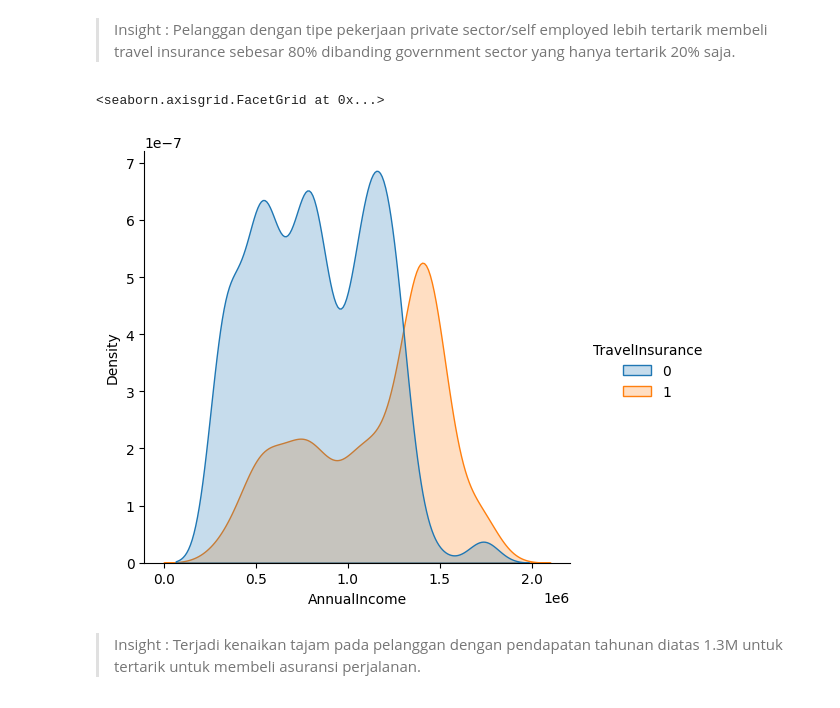
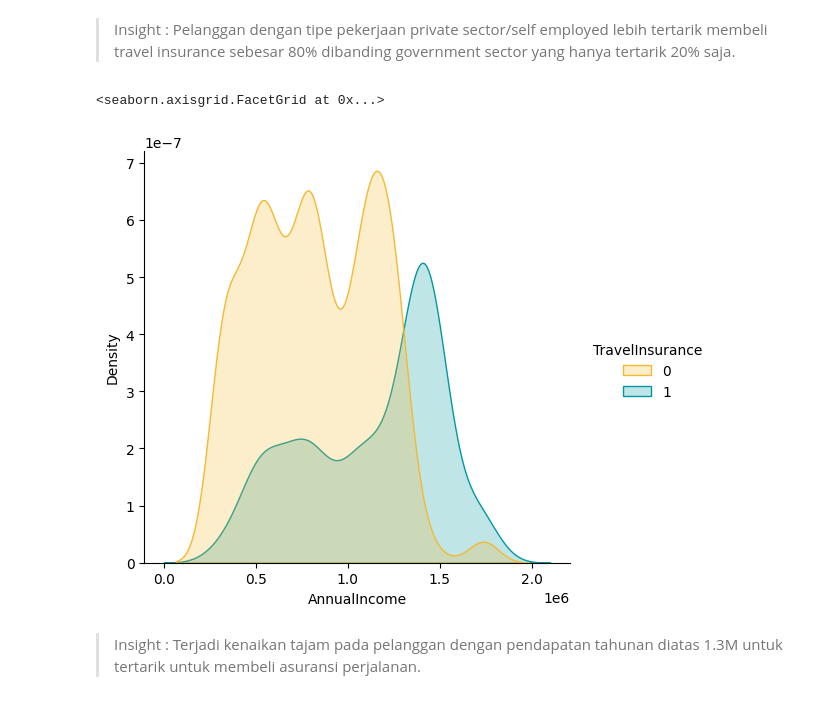
Before and after one commit to DataRoastery/Final_Stage, a Jupyter notebook: Data_Roastery_Source_Code.ipynb, the cells around one changed output. Drawn from its saved outputs; the diff is of its cells as text; code cells hidden in the pictures.

```diff
--- a/Data_Roastery_Source_Code.ipynb
+++ b/Data_Roastery_Source_Code.ipynb
@@ -298,4 +313,6 @@ sns.heatmap(df3.corr(), cmap='Blues', annot=True, fmt='.2f')
 #pengelompokan untuk pairplot/stripplot
 plot_cat = ['Age','Employment Type','GraduateOrNot','AnnualIncome','FamilyMembers','FrequentFlyer','EverTravelledAbroad','TravelInsurance']
 plot_num = ['Age', 'AnnualIncome', 'FamilyMembers']
+# %%
+colors = ['#f5b932ff', '#0198a3ff']
 # %%
@@ -418,10 +459,10 @@ emp.plot(kind='bar',stacked=True)
 # %% [markdown]
 > Insight : Pelanggan dengan tipe pekerjaan private sector/self employed lebih tertarik membeli travel insurance sebesar 80% dibanding government sector yang hanya tertarik 20% saja.
 # %%
-sns.displot(df, x = 'AnnualIncome',hue = 'TravelInsurance',kind='kde',fill=True)
+sns.displot(df, x = 'AnnualIncome',hue = 'TravelInsurance',kind='kde',fill=True, palette = colors)
 # %% [output]
 <seaborn.axisgrid.FacetGrid at 0x...>
-[figure, old version]
+[figure, new version]
 # %% [markdown]
 > Insight : Terjadi kenaikan tajam pada pelanggan dengan pendapatan tahunan
 diatas 1.3M untuk tertarik untuk membeli asuransi perjalanan.
```
Also changed, not shown: parts of 51 cells of this notebook.
